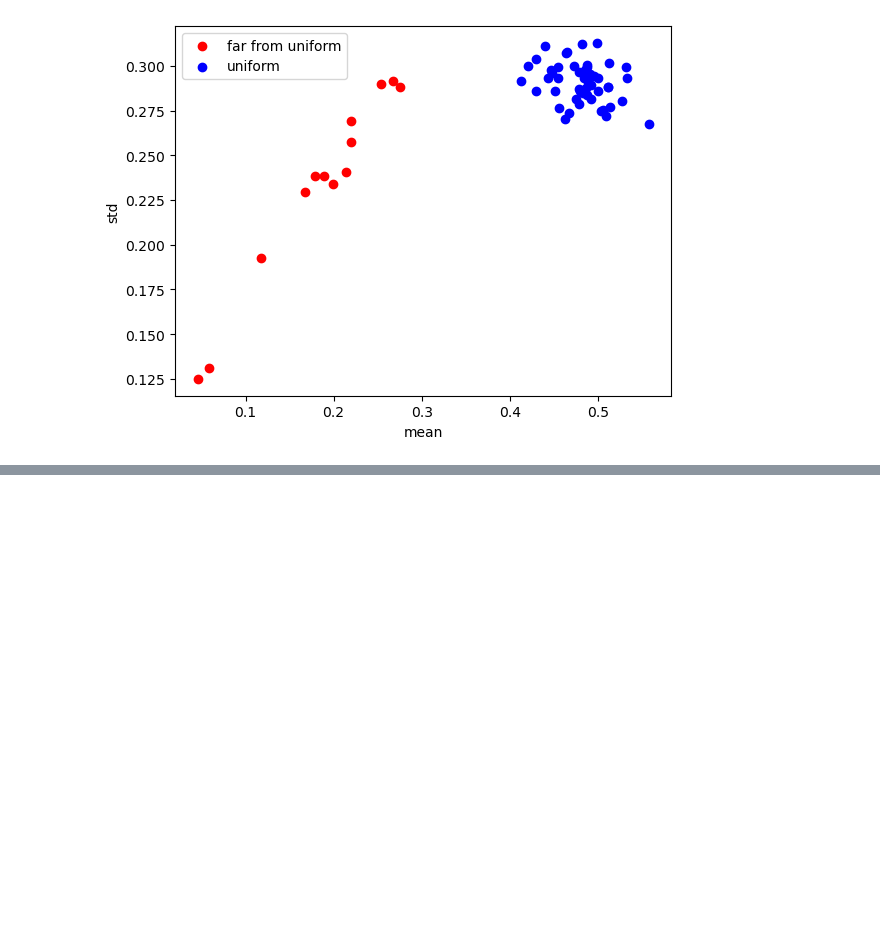
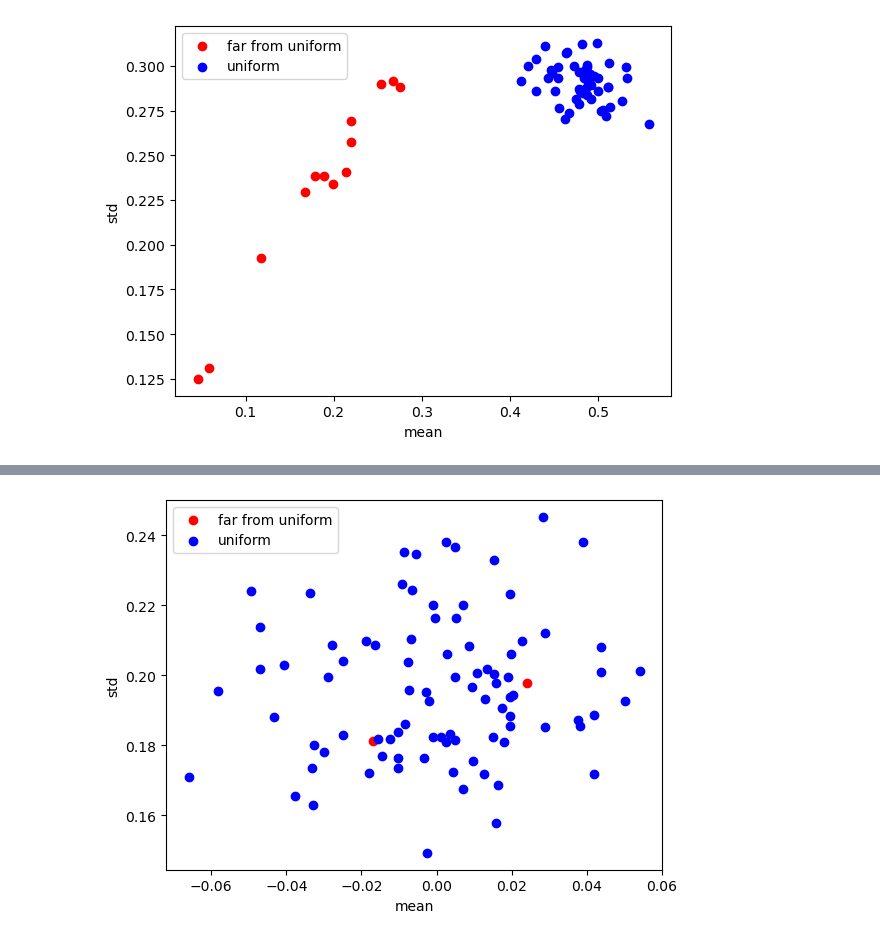
Before and after one commit to mirhnius/p-value_discrepancy_metric, a Jupyter notebook: simulations/zero_effect.ipynb, the cells around one changed output, grey strips where cells are left out. Saved outputs shown, nothing was run; the diff lists cells and outputs as text; code cells hidden in the pictures; blank space fills up the shorter version.

Commit message:
add jackknife

```diff
--- a/simulations/zero_effect.ipynb
+++ b/simulations/zero_effect.ipynb
@@ -88,0 +108,38 @@ plt.show()
+# %%
+itr = 100
+n_jackknife = 50
+sample_size = 30
+sample_statistics = np.zeros((itr, 2))
+jackknife_statistics = np.zeros((itr, n_jackknife, 2))
+sample_mean = np.zeros((itr))
+sample_std = np.zeros((itr))
+jk_mean = np.zeros((itr, n_jackknife))
+jk_std = np.zeros((itr, n_jackknife))
+# %%
+for i in range(itr):
+
+    g1 = np.random.normal(loc=0, scale=.2, size=sample_size)
+    g2 = np.random.normal(loc=0, scale=.2, size=sample_size)
+    all_samples = np.concatenate([g1, g2])
+    sample_mean[i] = np.mean(all_samples)
+    sample_std[i] = np.std(all_samples)
+
+    sample_statistics[i], jackknife_statistics[i], jackknife_samples = jackknife_hypothesis_tests(g1, g2, stats.ttest_ind, n_jackknife)
+    concatentated_jackknife = [np.concatenate([jackknife_samples[0][j],jackknife_samples[1][j]]) for j in range(n_jackknife)]
+    jk_mean[i] = np.mean(concatentated_jackknife, axis=1)
+    jk_std[i] = np.std(concatentated_jackknife, axis=1)
+# %%
+pvalues_jk = jackknife_statistics[:,:,1]
+significant_portion = np.mean(pvalues_jk < 0.05, axis=1)
+# %%
+far_from_uniform_idx = np.where(significant_portion > 0.3)
+unifrom_idx = np.where(significant_portion < 0.1)
+# %%
+plt.scatter(sample_mean[far_from_uniform_idx], sample_std[far_from_uniform_idx], c='r', label='far from uniform')
+plt.scatter(sample_mean[unifrom_idx], sample_std[unifrom_idx], c='b', label='uniform')
+plt.xlabel('mean')
+plt.ylabel('std')
+plt.legend()
+plt.show()
+# %% [output]
+[figure, added]
```
Also changed, not shown: parts of 13 cells of this notebook, 1 other file.
